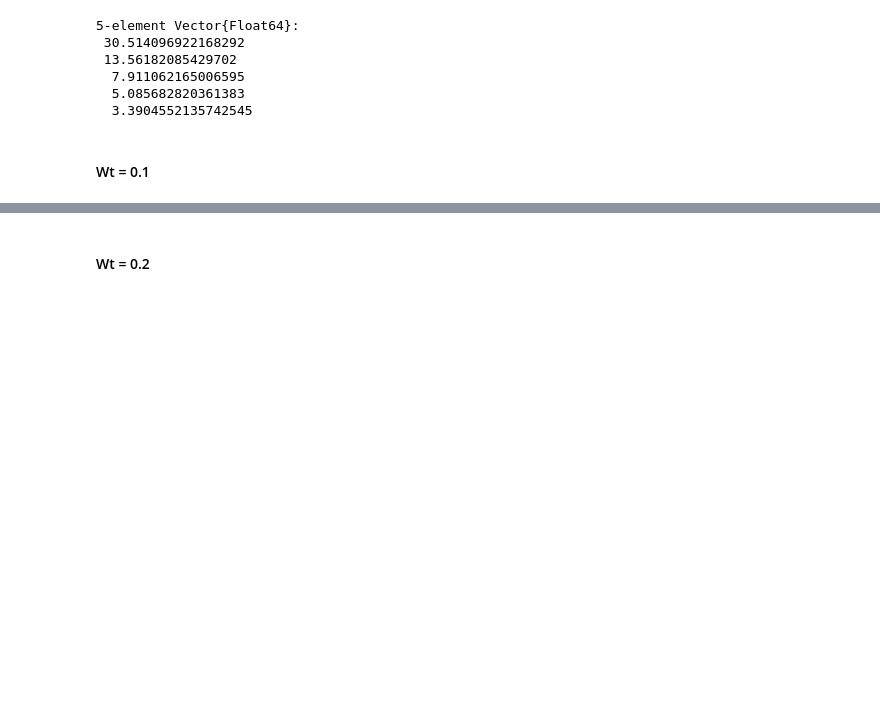
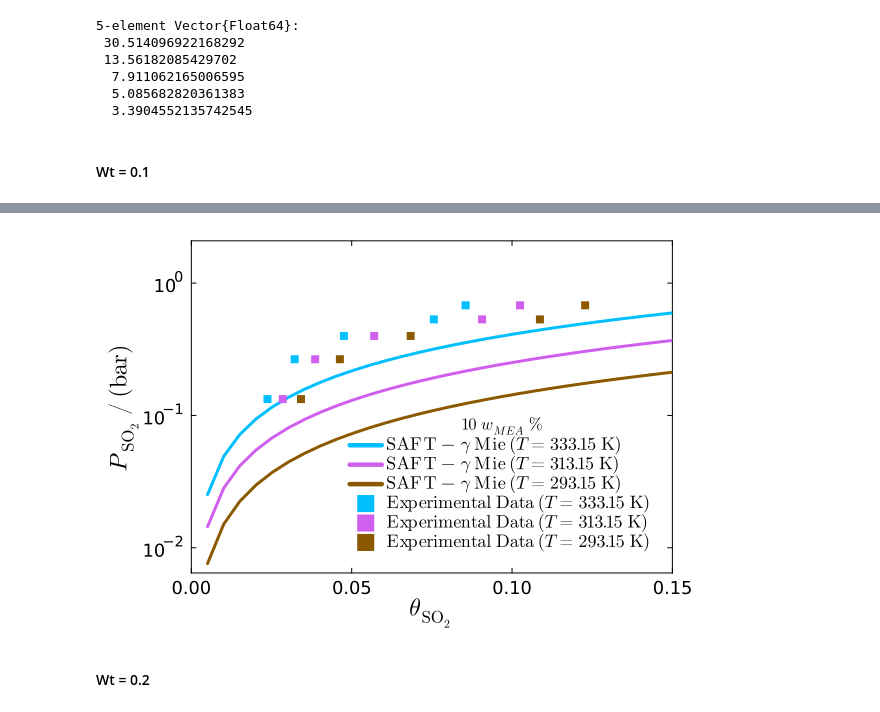
Before and after one commit to freddymartin03/Computational-Thermodynamics-4th-Year-project, a Jupyter notebook: Week 9/parameter_estimation_SO2.ipynb, the cells around one changed output, grey strips where cells are left out. Saved outputs shown, nothing was run; the diff lists cells and outputs as text; code cells hidden in the pictures; blank space fills up the shorter version.

Commit message:
apd and graphs

```diff
--- a/Week 9/parameter_estimation_SO2.ipynb
+++ b/Week 9/parameter_estimation_SO2.ipynb
@@ -390,2 +338,67 @@ ylabel!(plt, "Partial Pressure SO2 / (Pa)", yguidefontsize = 12)
+# %%
+plt = plot(grid = :off,
+            framestyle = :box,
+            foreground_color_legend = nothing,
+            legend_font = font(12),
+            xtickfont = font(12),
+            ytickfont = font(12),
+            yaxis = :log,
+            legend =:bottomright,
+            legend_background_color = :transparent,
+            legendtitle = L"10 \ w_{MEA} \ \%",
+            left_margin = 4mm,
+            right_margin = 4mm,
+            xguidefontsize=16,
+            yguidefontsize=16,
+            xlims = (0, 0.15))
+
+plot!(plt, loadfil, partial1T3./1e5,
+      color = "deepskyblue1",
+      line = (:path, 3),
+      label = L"\mathrm{SAFT-\gamma \ Mie} \ (T = 333.15 \ \mathrm{K})")
+
+plot!(plt, loadfil, partial1T2./1e5,
+      color = "mediumorchid2",
+      line = (:path, 3),
+      label = L"\mathrm{SAFT-\gamma \ Mie} \ (T = 313.15 \ \mathrm{K})")
+
+plot!(plt, loadfil, partial1T1./1e5,
+      color = "orange4",
+      line = (:path, 3),
+      label = L"\mathrm{SAFT-\gamma \ Mie} \ (T = 293.15 \ \mathrm{K})")
+
+plot!(plt, data1[11:15,4], data1[11:15, 2]./1e5,
+      seriestype = :scatter,
+      color = "deepskyblue1",
+      markerstrokecolor = "deepskyblue1",
+      marker = :square,
+      markerstrokewidth = 1,
+      line = (:scatter, 0.4),
+      label = L"\mathrm{Experimental \ Data} \ (T = 333.15 \ \mathrm{K})")
+
+plot!(plt, data1[6:10,4], data1[6:10, 2]./1e5,
+      seriestype = :scatter,
+      color = "mediumorchid2",
+      markerstrokecolor = "mediumorchid2",
+      marker = :square,
+      markerstrokewidth = 1,
+      line = (:scatter, 0.4),
+      label = L"\mathrm{Experimental \ Data} \ (T = 313.15 \ \mathrm{K})")
+
+plot!(plt, data1[1:5,4], data1[1:5, 2]./1e5,
+      seriestype = :scatter,
+      color = "orange4",
+      markerstrokecolor = "orange4",
+      line = (:scatter, 0.4),
+      marker = :square,
+      markerstrokewidth = 1,
+      label = L"\mathrm{Experimental \ Data} \ (T = 293.15 \ \mathrm{K})")
+
+xlabel!(plt, L"\theta_{\mathrm{SO_2}}")
+ylabel!(plt, L"P_{\mathrm{SO_2}} \ / \ \mathrm{(bar)}")
+
+#savefig(plt, "C:\\Users\\fjm21\\OneDrive - Imperial College London\\Fourth Year\\Masters Project\\Figures_Formatted\\Param_Estimation\\Epsilon_ij_425.5328\\p_SO2_10%MEA.png")
+# %% [output]
+[figure, added]
 # %% [markdown]
 #### Wt = 0.2
```
Also changed, not shown: parts of 20 cells of this notebook.
